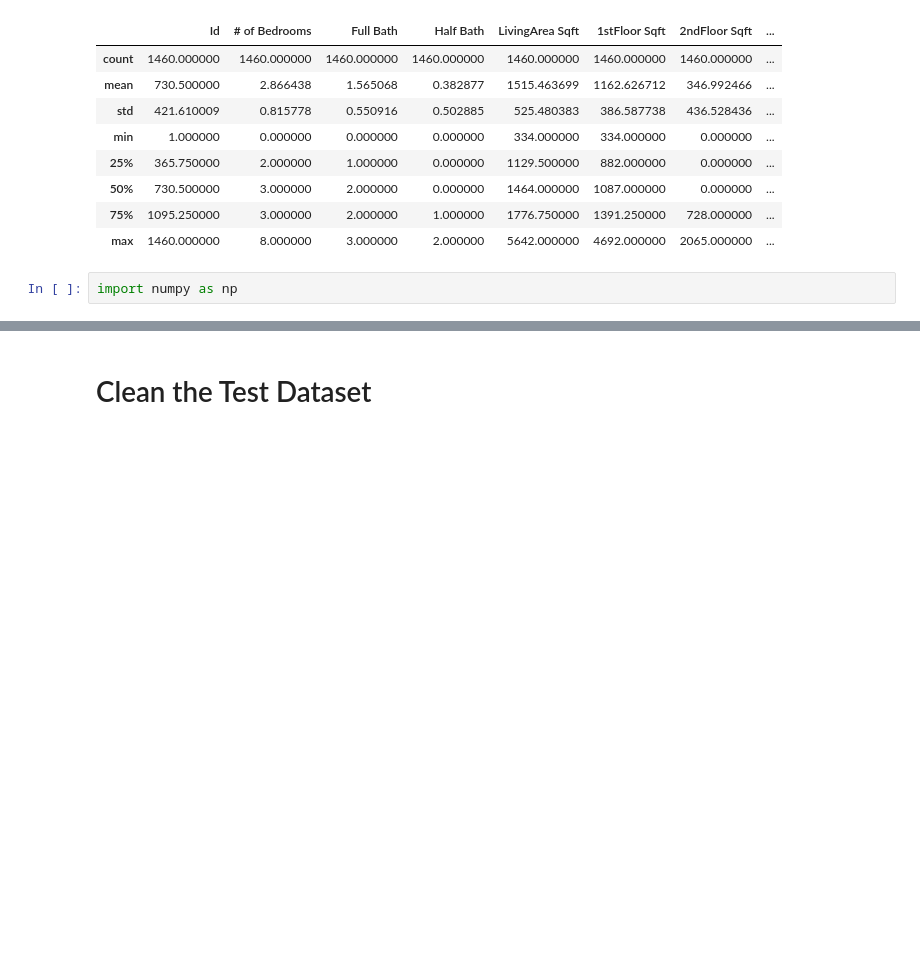
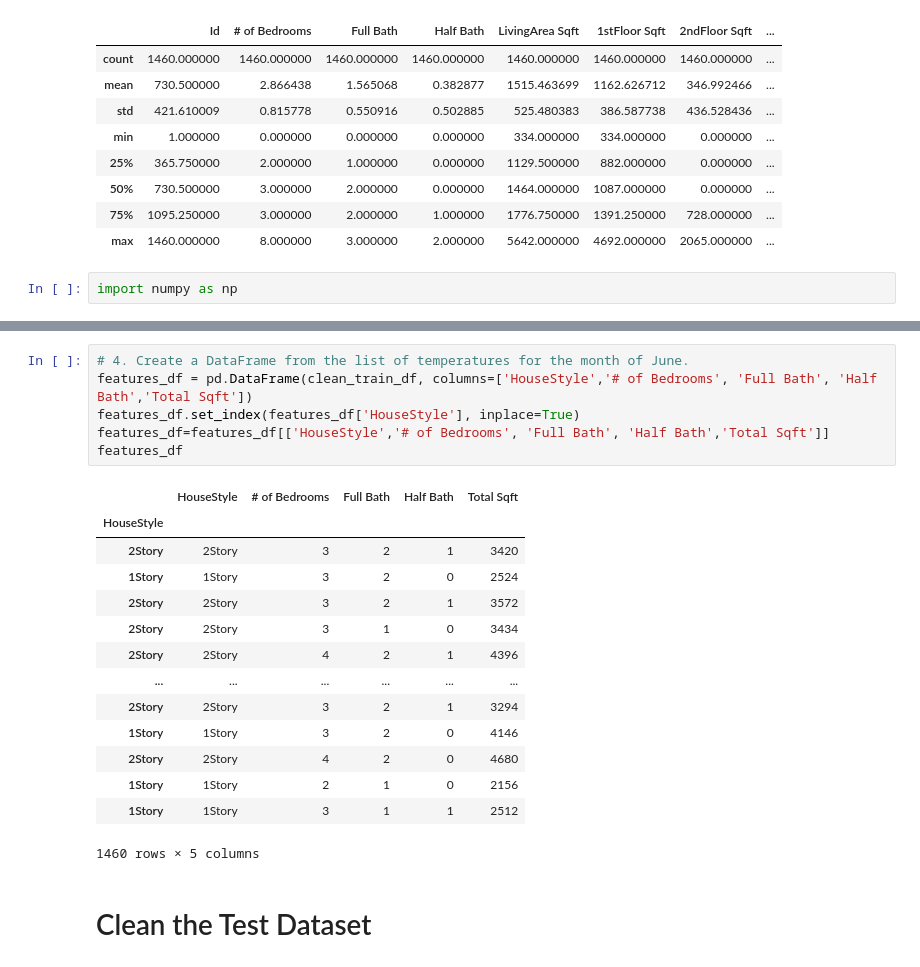
Before and after one commit to serpaulus/Predicting_the_Final_Home_Price, a Jupyter notebook: Housing_Prices.ipynb, the cells around one changed output, grey strips where cells are left out. Drawn from its saved outputs; the diff is of its cells as text; blank space fills up the shorter version.

```diff
--- a/Housing_Prices.ipynb
+++ b/Housing_Prices.ipynb
@@ -313,3 +389,24 @@ pd.DataFrame([sqft_summary], columns=sqft_vars, index=['SalePrice Correlation'])
+# %%
+# 4. Create a DataFrame from the list of temperatures for the month of June.
+features_df = pd.DataFrame(clean_train_df, columns=['HouseStyle','# of Bedrooms', 'Full Bath', 'Half Bath','Total Sqft'])
+features_df.set_index(features_df['HouseStyle'], inplace=True)
+features_df=features_df[['HouseStyle','# of Bedrooms', 'Full Bath', 'Half Bath','Total Sqft']]
+features_df
+# %% [output]
+|  | HouseStyle | # of Bedrooms | Full Bath | Half Bath | Total Sqft |
+| HouseStyle |  |  |  |  |  |
+| 2Story | 2Story | 3 | 2 | 1 | 3420 |
+| 1Story | 1Story | 3 | 2 | 0 | 2524 |
+| 2Story | 2Story | 3 | 2 | 1 | 3572 |
+| 2Story | 2Story | 3 | 1 | 0 | 3434 |
+| 2Story | 2Story | 4 | 2 | 1 | 4396 |
+| ... | ... | ... | ... | ... | ... |
+| 2Story | 2Story | 3 | 2 | 1 | 3294 |
+| 1Story | 1Story | 3 | 2 | 0 | 4146 |
+| 2Story | 2Story | 4 | 2 | 0 | 4680 |
+| 1Story | 1Story | 2 | 1 | 0 | 2156 |
+| 1Story | 1Story | 3 | 1 | 1 | 2512 |
+1460 rows × 5 columns
 # %% [markdown]
 # Clean the Test Dataset
 # %%
```
Also changed, not shown: parts of 20 cells of this notebook.
